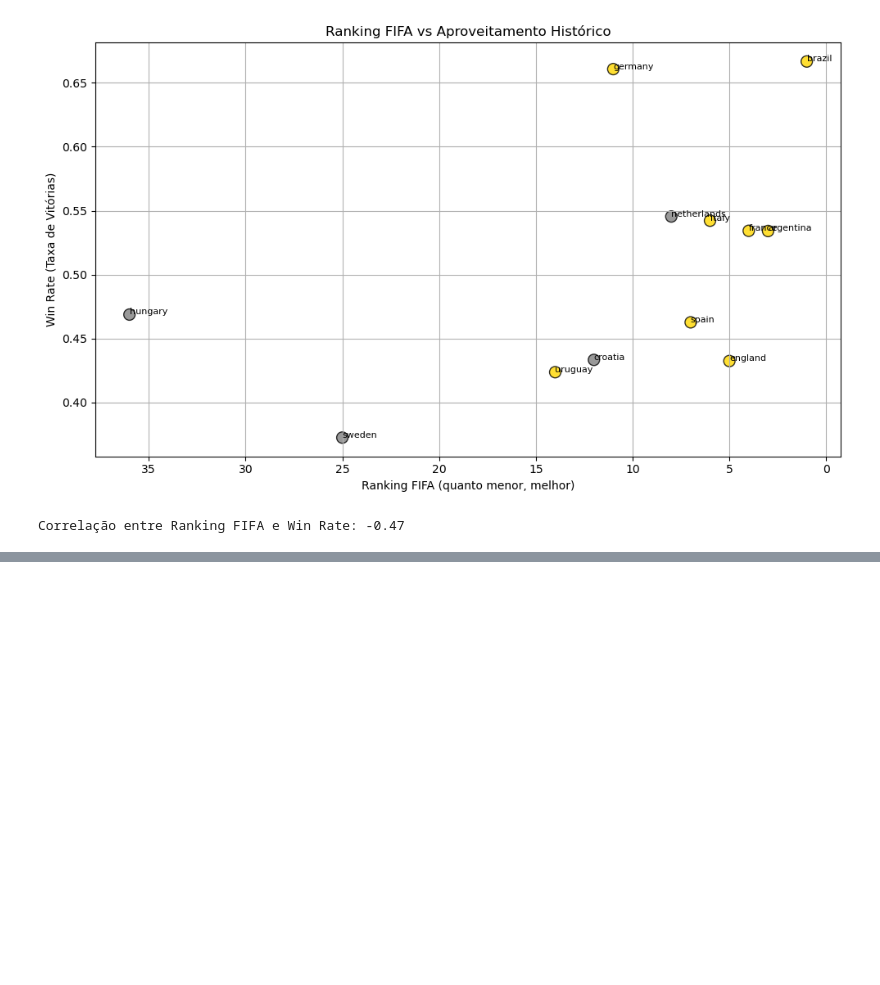
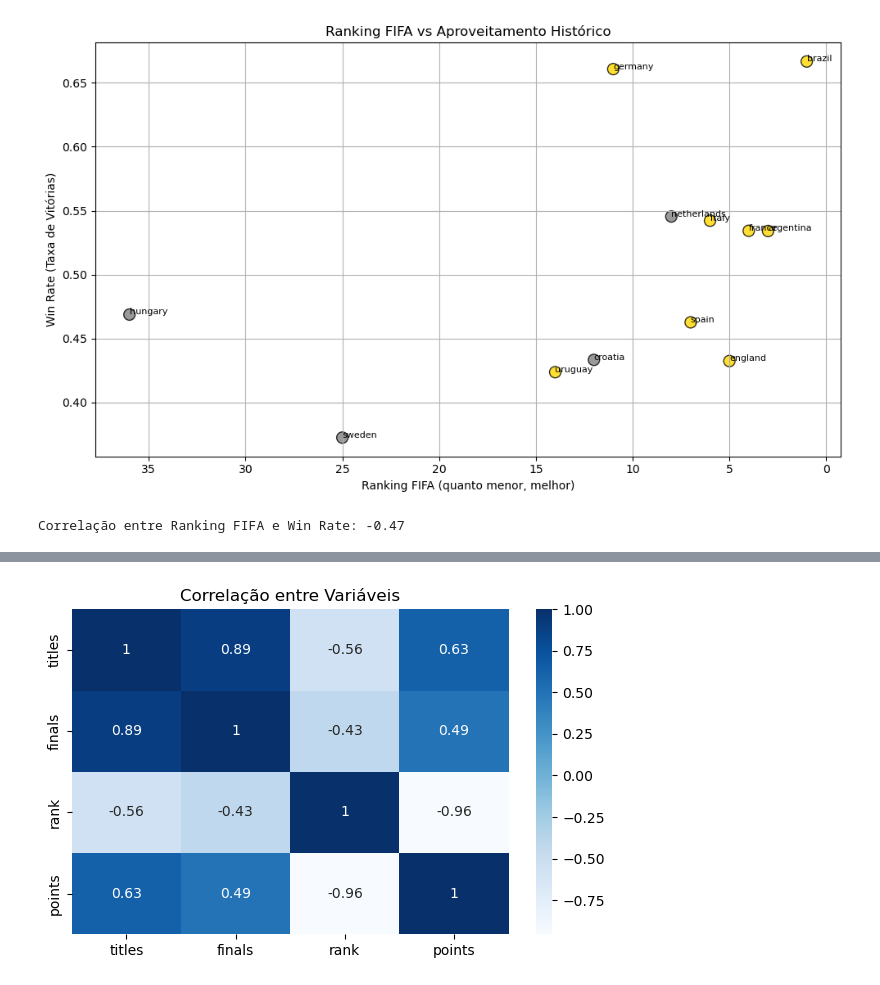
Before and after one commit to Jhonatarlp/Projeto_final_ciclo_basico_insper_Data, a Jupyter notebook: analise_exploratoria.ipynb, the cells around one changed output, grey strips where cells are left out. Cells and saved outputs as stored; diff of their text form; code cells hidden in the pictures; blank space fills up the shorter version.

```diff
--- a/analise_exploratoria.ipynb
+++ b/analise_exploratoria.ipynb
@@ -434,0 +507,8 @@ Correlação entre Ranking FIFA e Win Rate: -0.47
+# %%
+plt.figure(figsize=(6, 4))
+sns.heatmap(base_selecoes[['titles', 'finals', 'rank', 'points']].corr(), annot=True, cmap='Blues')
+plt.title('Correlação entre Variáveis')
+plt.tight_layout()
+plt.show()
+# %% [output]
+[figure, added]
```
Also changed, not shown: parts of 15 cells of this notebook.
